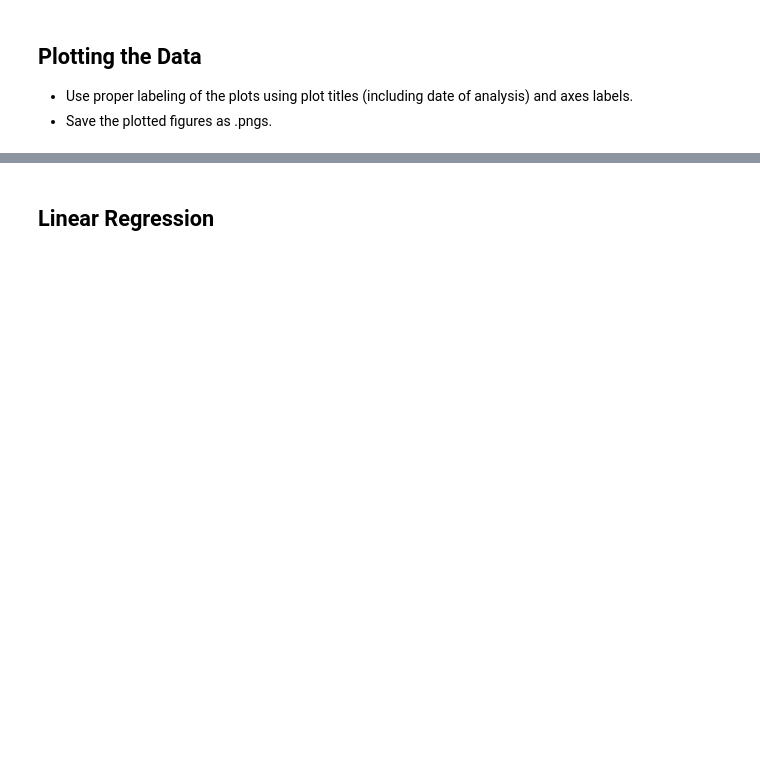
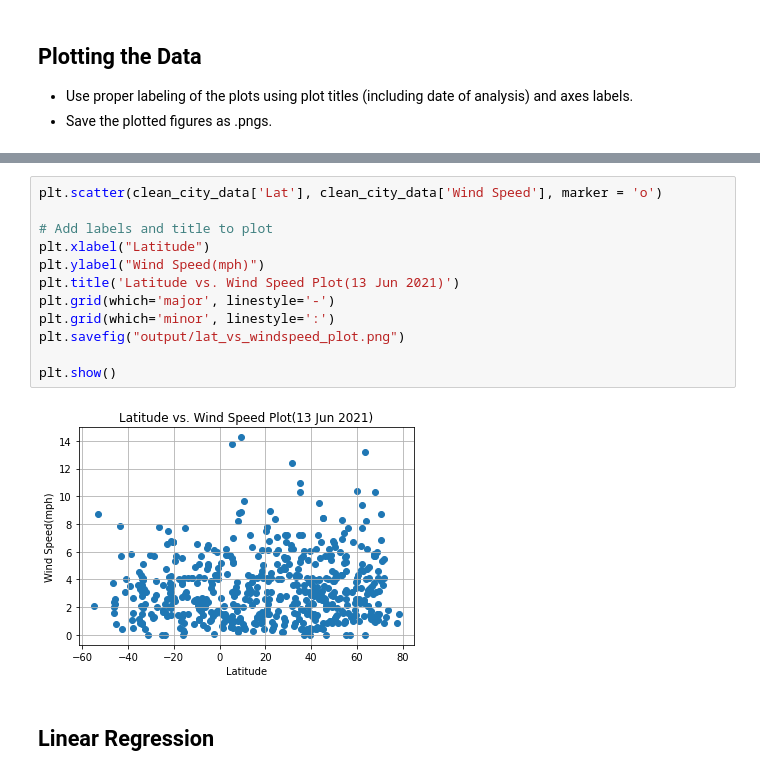
Before and after one commit to extasy44/python-api-challenge, a Jupyter notebook: WeatherPy/WeatherPy.ipynb, the cells around one changed output, grey strips where cells are left out. Drawn from its saved outputs; the diff is of its cells as text; blank space fills up the shorter version.

```diff
--- a/WeatherPy/WeatherPy.ipynb
+++ b/WeatherPy/WeatherPy.ipynb
@@ -219,2 +251,16 @@ Int64Index([], dtype='int64')
+# %%
+plt.scatter(clean_city_data['Lat'], clean_city_data['Wind Speed'], marker = 'o')
+
+# Add labels and title to plot
+plt.xlabel("Latitude")
+plt.ylabel("Wind Speed(mph)")
+plt.title('Latitude vs. Wind Speed Plot(13 Jun 2021)')
+plt.grid(which='major', linestyle='-')
+plt.grid(which='minor', linestyle=':')
+plt.savefig("output/lat_vs_windspeed_plot.png")
+
+plt.show()
+# %% [output]
+[figure, added]
 # %% [markdown]
 ## Linear Regression
```
Also changed, not shown: parts of 35 cells of this notebook, 13 other files.
